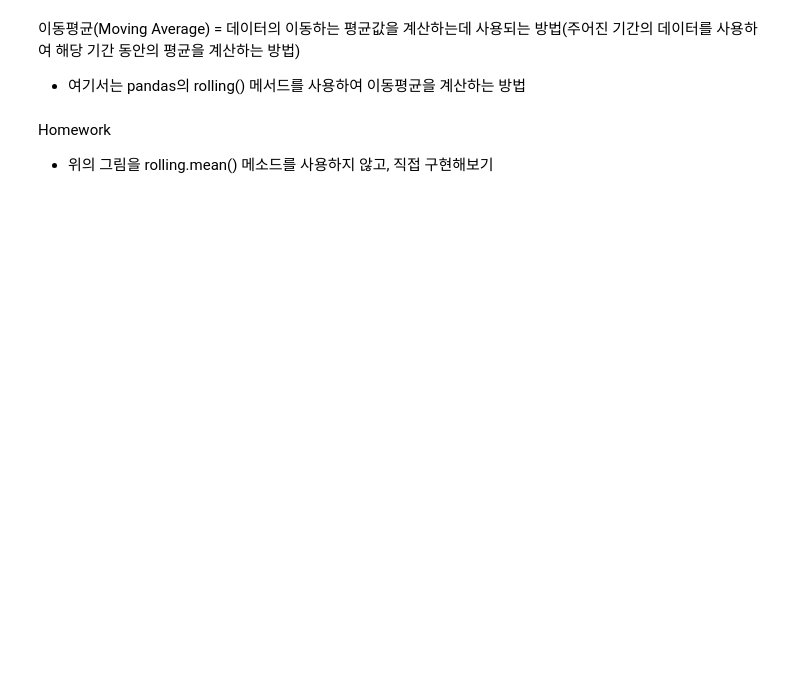
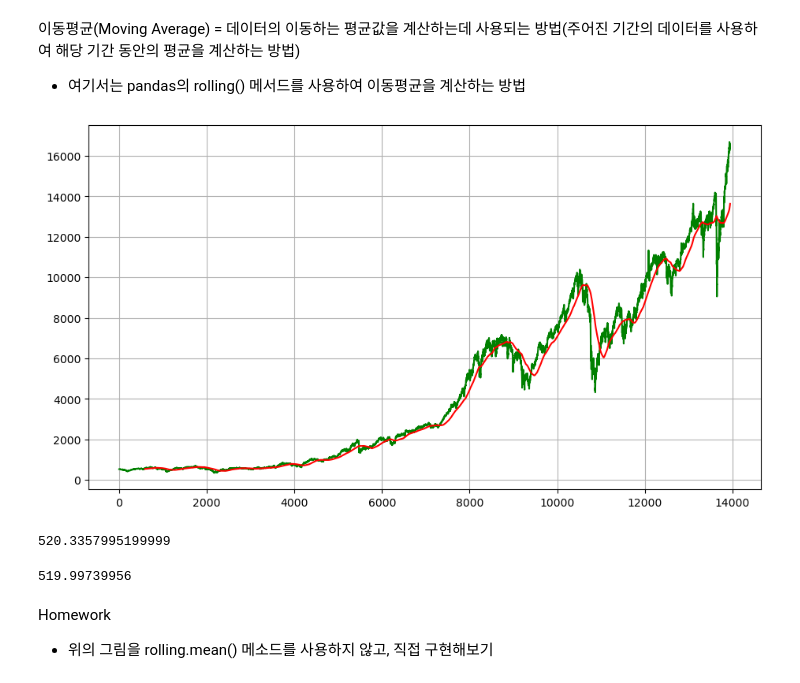
Before and after one commit to yeseuly/Python-palette, a Jupyter notebook: homework/hw5/submit/hw5_yeseuly.ipynb, the cells around one changed output. Drawn from its saved outputs; the diff is of its cells as text; code cells hidden in the pictures; blank space fills up the shorter version.

```diff
--- a/homework/hw5/submit/hw5_yeseuly.ipynb
+++ b/homework/hw5/submit/hw5_yeseuly.ipynb
@@ -132,3 +345,14 @@ data_HSI = data[data['Index']=="HSI"]
 이동평균(Moving Average) =  데이터의 이동하는 평균값을 계산하는데 사용되는 방법(주어진 기간의 데이터를 사용하여 해당 기간 동안의 평균을 계산하는 방법)
 
 - 여기서는 pandas의 rolling() 메서드를 사용하여 이동평균을 계산하는 방법
+# %%
+series = data_NYA['High']
+window_size = 300  # 이동평균을 계산할 기간
+moving_average = series.rolling(window=window_size).mean()
+
+plt.figure(figsize=(11,6))
+plt.plot(np.arange(0, len(data_NYA), 1), data_NYA['High'], color='green')
+plt.plot(np.arange(0, len(data_NYA), 1), moving_average, color='red')
+plt.grid()
+# %% [output]
+[figure, added]
@@ -135,3 +362,11 @@ data_HSI = data[data['Index']=="HSI"]
+# %%
+step1
+# %% [output]
+520.3357995199999
+# %%
+step2
+# %% [output]
+519.99739956
 # %% [markdown]
 Homework
 
```
Also changed, not shown: parts of 32 cells of this notebook.
